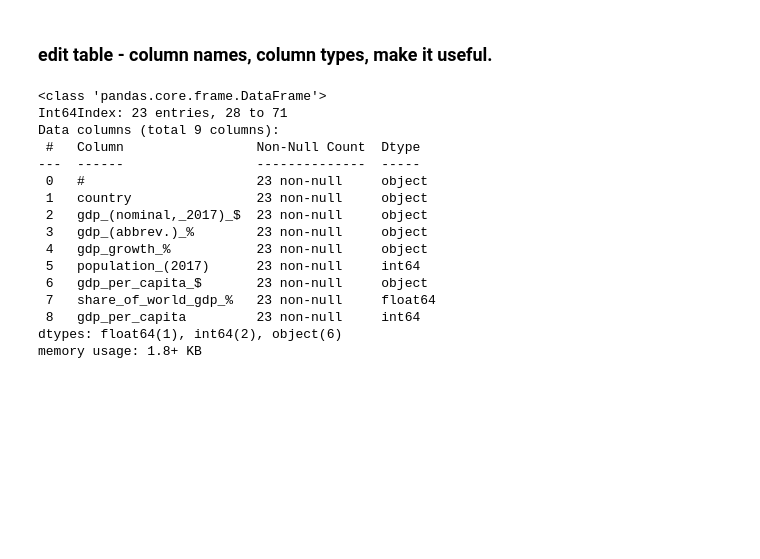
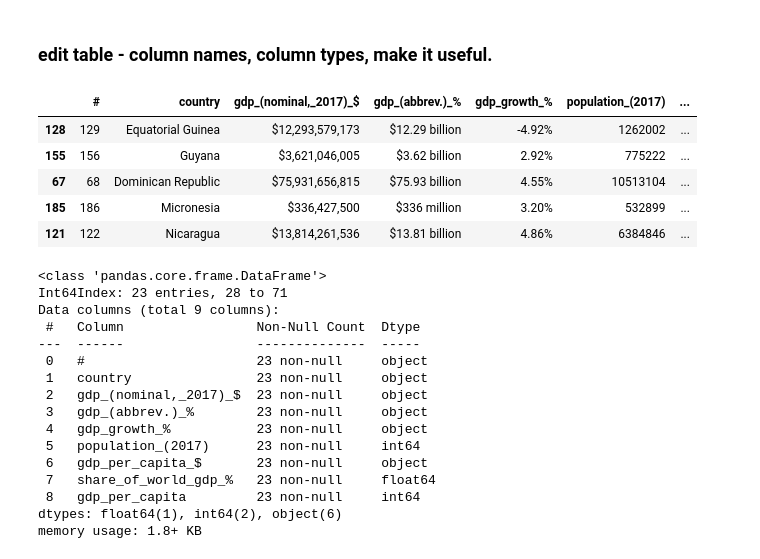
Before and after one commit to NadavNavon/pokemon_project, a Jupyter notebook: SQL_practice.ipynb, the cells around one changed output. Cells and saved outputs as stored; diff of their text form; code cells hidden in the pictures; blank space fills up the shorter version.

```diff
--- a/SQL_practice.ipynb
+++ b/SQL_practice.ipynb
@@ -161,6 +170,15 @@ df_gdp.head()
 
 # change share_of_world_gdp_% column from str to float
 df_gdp['share_of_world_gdp_%'] = df_gdp['share_of_world_gdp_%'].str.replace('%', '').astype('float')
+# %%
+display(df_gdp.sample(5))
+# %% [output]
+|  | # | country | gdp_(nominal,_2017)_$ | gdp_(abbrev.)_% | gdp_growth_% | population_(2017) | ... |
+| 128 | 129 | Equatorial Guinea | $12,293,579,173 | $12.29 billion | -4.92% | 1262002 | ... |
+| 155 | 156 | Guyana | $3,621,046,005 | $3.62 billion | 2.92% | 775222 | ... |
+| 67 | 68 | Dominican Republic | $75,931,656,815 | $75.93 billion | 4.55% | 10513104 | ... |
+| 185 | 186 | Micronesia | $336,427,500 | $336 million | 3.20% | 532899 | ... |
+| 121 | 122 | Nicaragua | $13,814,261,536 | $13.81 billion | 4.86% | 6384846 | ... |
 # %%
 # creat a new df, of countries with gdp_per_capita of 40000 +
 df_40000 = df_gdp[df_gdp['gdp_per_capita'] > 40000].sort_values('gdp_per_capita')#.plot(kind = 'barh', x = 'Country', y = 'gdp_per_capita', figsize = (20,10), color = 'gray')
```
Also changed, not shown: parts of 4 cells of this notebook.
